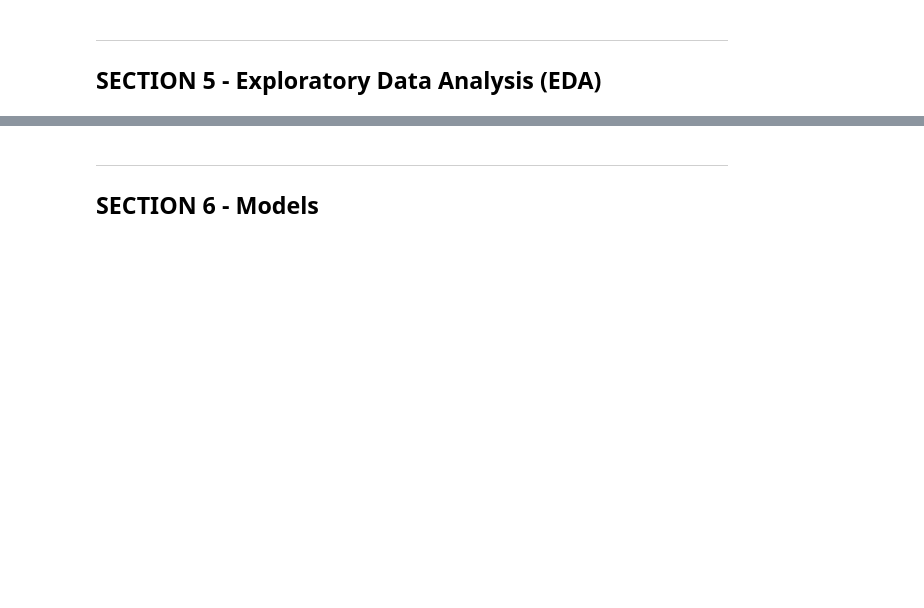
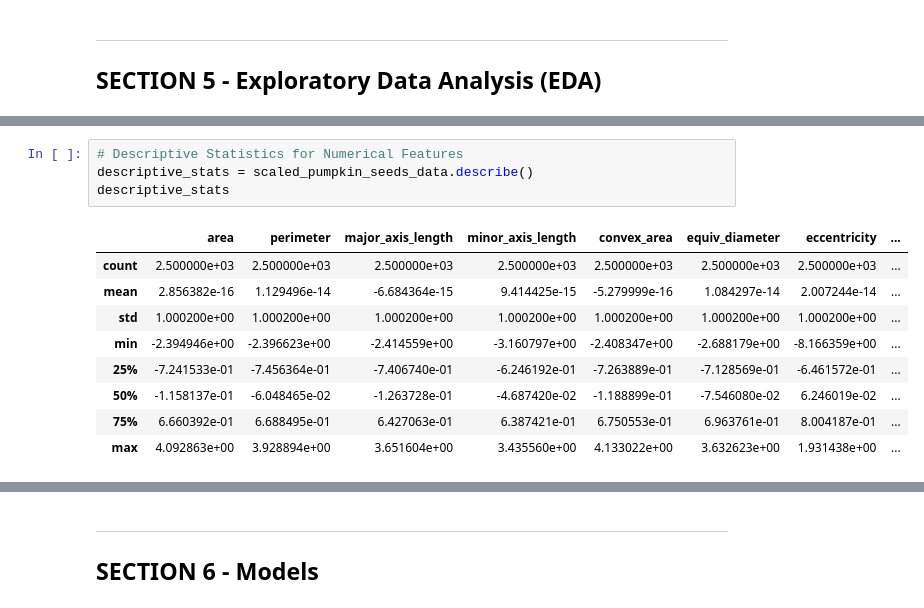
Before and after one commit to samueluy/PumpkinSeed-ML-Insights-STINTSY, a Jupyter notebook: PumpkinSeed_Classification_Insights.ipynb, the cells around one changed output, grey strips where cells are left out. Saved outputs shown, nothing was run; the diff lists cells and outputs as text; blank space fills up the shorter version.

```diff
--- a/PumpkinSeed_Classification_Insights.ipynb
+++ b/PumpkinSeed_Classification_Insights.ipynb
@@ -148,0 +162,14 @@ process should be supported with verbose textual descriptions of your procedures
+# %%
+# Descriptive Statistics for Numerical Features
+descriptive_stats = scaled_pumpkin_seeds_data.describe()
+descriptive_stats
+# %% [output]
+|  | area | perimeter | major_axis_length | minor_axis_length | convex_area | equiv_diameter | eccentricity | ... |
+| count | 2.500000e+03 | 2.500000e+03 | 2.500000e+03 | 2.500000e+03 | 2.500000e+03 | 2.500000e+03 | 2.500000e+03 | ... |
+| mean | 2.856382e-16 | 1.129496e-14 | -6.684364e-15 | 9.414425e-15 | -5.279999e-16 | 1.084297e-14 | 2.007244e-14 | ... |
+| std | 1.000200e+00 | 1.000200e+00 | 1.000200e+00 | 1.000200e+00 | 1.000200e+00 | 1.000200e+00 | 1.000200e+00 | ... |
+| min | -2.394946e+00 | -2.396623e+00 | -2.414559e+00 | -3.160797e+00 | -2.408347e+00 | -2.688179e+00 | -8.166359e+00 | ... |
+| 25% | -7.241533e-01 | -7.456364e-01 | -7.406740e-01 | -6.246192e-01 | -7.263889e-01 | -7.128569e-01 | -6.461572e-01 | ... |
+| 50% | -1.158137e-01 | -6.048465e-02 | -1.263728e-01 | -4.687420e-02 | -1.188899e-01 | -7.546080e-02 | 6.246019e-02 | ... |
+| 75% | 6.660392e-01 | 6.688495e-01 | 6.427063e-01 | 6.387421e-01 | 6.750553e-01 | 6.963761e-01 | 8.004187e-01 | ... |
+| max | 4.092863e+00 | 3.928894e+00 | 3.651604e+00 | 3.435560e+00 | 4.133022e+00 | 3.632623e+00 | 1.931438e+00 | ... |
```
Also changed, not shown: parts of 7 cells of this notebook.
